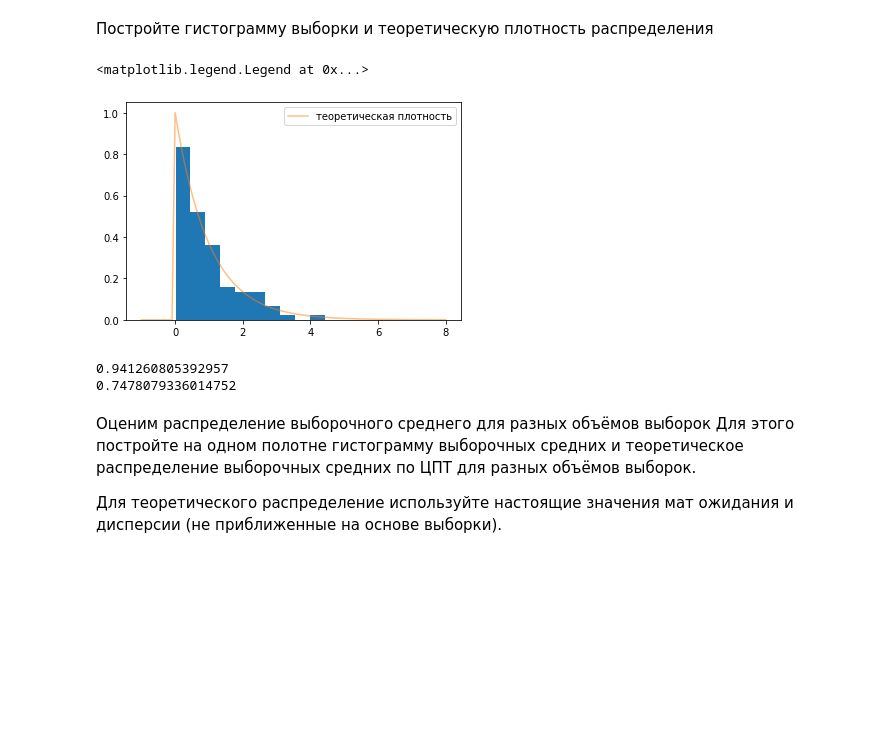
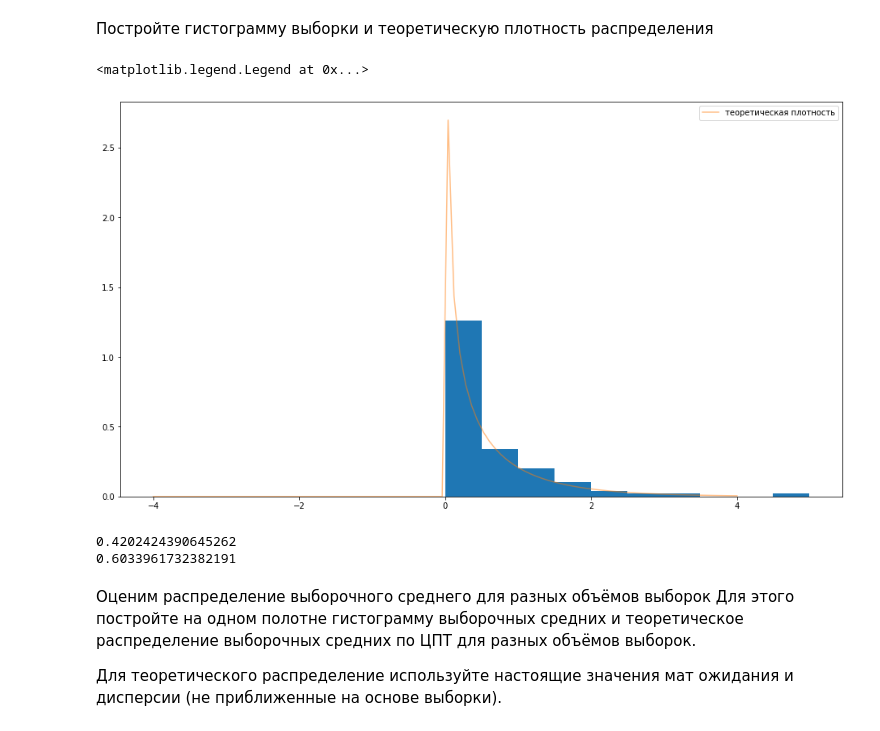
Before and after one commit to Andrewekb/study_for_github, a Jupyter notebook: Stat/Задание_2_первая часть.ipynb, the cells around one changed output. Drawn from its saved outputs; the diff is of its cells as text; code cells hidden in the pictures; blank space fills up the shorter version.

```diff
--- a/Stat/Задание_2_первая часть.ipynb
+++ b/Stat/Задание_2_первая часть.ipynb
@@ -10,29 +10,30 @@ import math
 
 Сгенерируйте примеры из распределения
 # %%
-a = 1
+a = 0.5
 gamma_rv = sts.gamma(a)
 
 sample = gamma_rv.rvs(size=100)
 # %% [markdown]
 Постройте гистограмму выборки и теоретическую плотность распределения
 # %%
+plt.figure(figsize=(16,9))
 plt.hist(sample, density=True)
-x = np.linspace(-1,8,100)
+x = np.linspace(-4,4,100)
 pdf = gamma_rv.pdf(x)
 plt.plot(x, pdf, label='теоретическая плотность', alpha=0.5)
 plt.legend()
 # %% [output]
 <matplotlib.legend.Legend at 0x...>
-[figure, old version]
+[figure, new version]
 # %%
 sample_mean = sample.mean() # выборочное среднее
 print(sample_mean)
-sample_var = sample.var() # выборочная дисперсия
+sample_var = sample.std() # выборочная стандартное отклонение
 print(sample_var)
 # %% [output]
-0.941260805392957
-0.7478079336014752
+0.4202424390645262
+0.6033961732382191
 # %% [markdown]
 Оценим распределение выборочного среднего для разных объёмов выборок
 Для этого постройте на одном полотне гистограмму выборочных средних и теоретическое распределение выборочных средних по ЦПТ для разных объёмов выборок.
```
Also changed, not shown: parts of 2 cells of this notebook, 2 other files.
